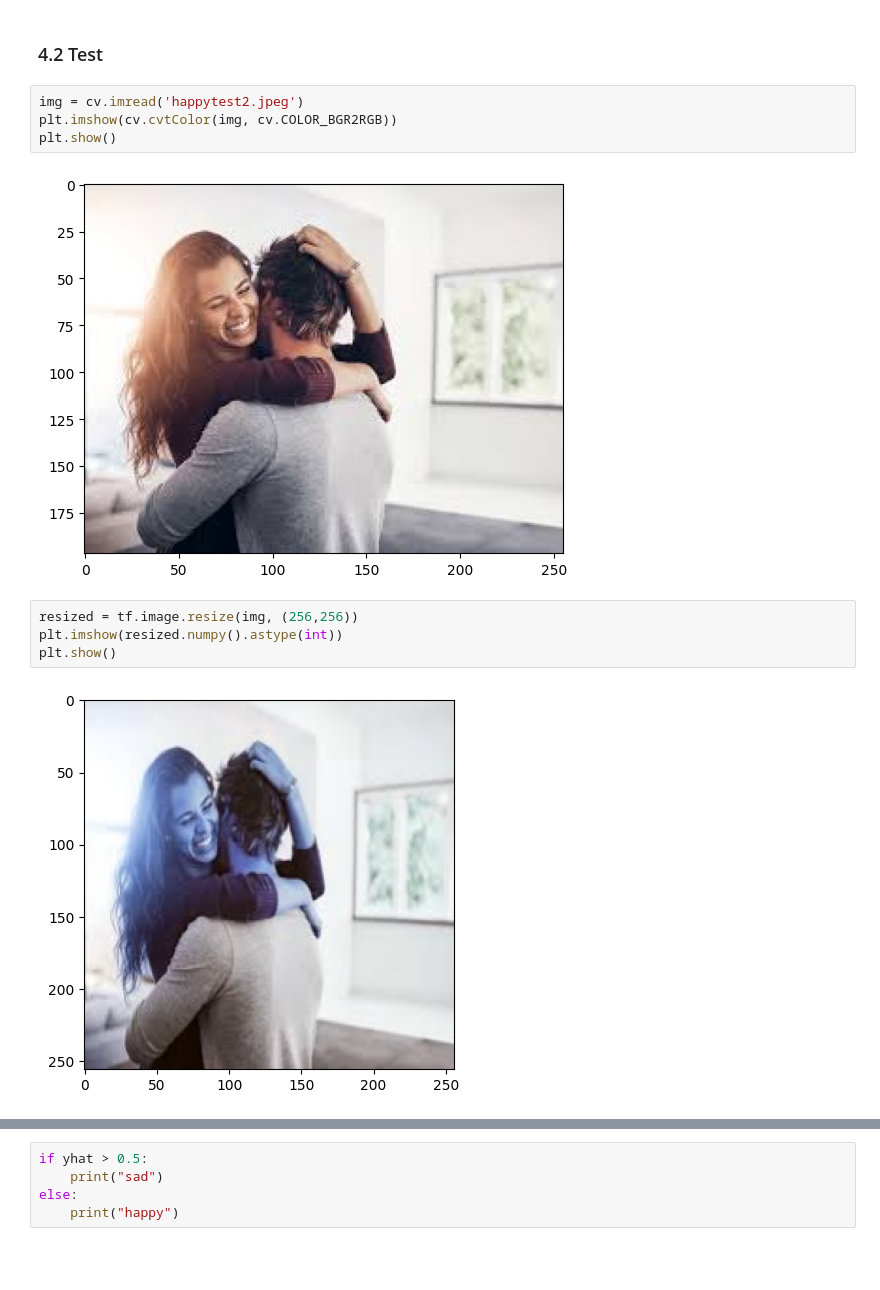
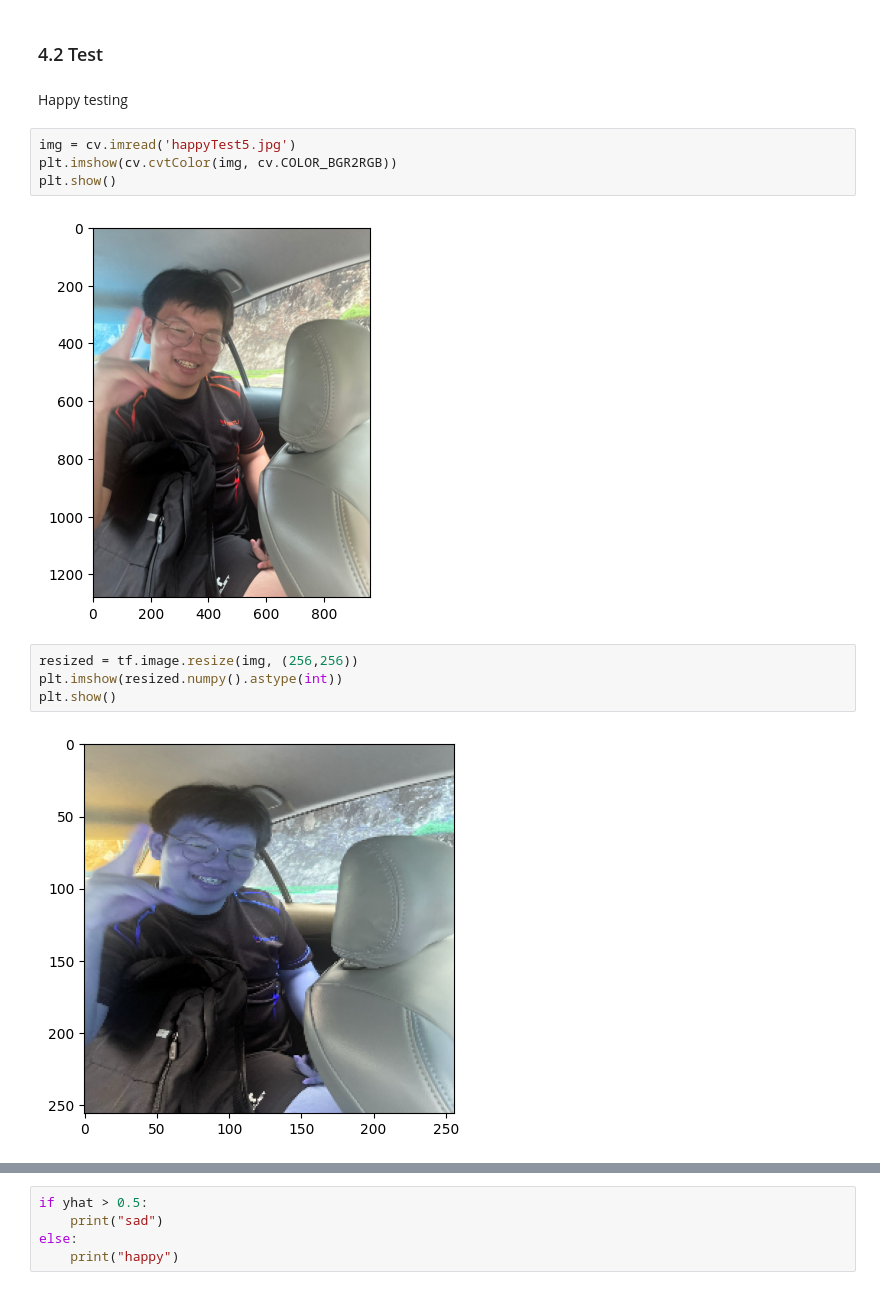
Before and after one commit to babygoat67/EmotionClassification, a Jupyter notebook: ImageClassification.ipynb, the cells around one changed output, grey strips where cells are left out. Drawn from its saved outputs; the diff is of its cells as text; blank space fills up the shorter version.

```diff
--- a/ImageClassification.ipynb
+++ b/ImageClassification.ipynb
@@ -369,17 +349,19 @@ Precision : 1.0, Recall : 1.0,Accuracy : 1.0
 # %% [markdown]
 ### 4.2 Test
+# %% [markdown]
+Happy testing
 # %%
-img = cv.imread('happytest2.jpeg')
+img = cv.imread('happyTest5.jpg')
 plt.imshow(cv.cvtColor(img, cv.COLOR_BGR2RGB))
 plt.show()
 # %% [output]
-[figure, old version]
+[figure, new version]
 # %%
 resized = tf.image.resize(img, (256,256))
 plt.imshow(resized.numpy().astype(int))
 plt.show()
 # %% [output]
-[figure, old version]
+[figure, new version]
 # %%
 yhat = model.predict(np.expand_dims(resized/255,0))
 # %% [output]
```
Also changed, not shown: parts of 26 cells of this notebook.
